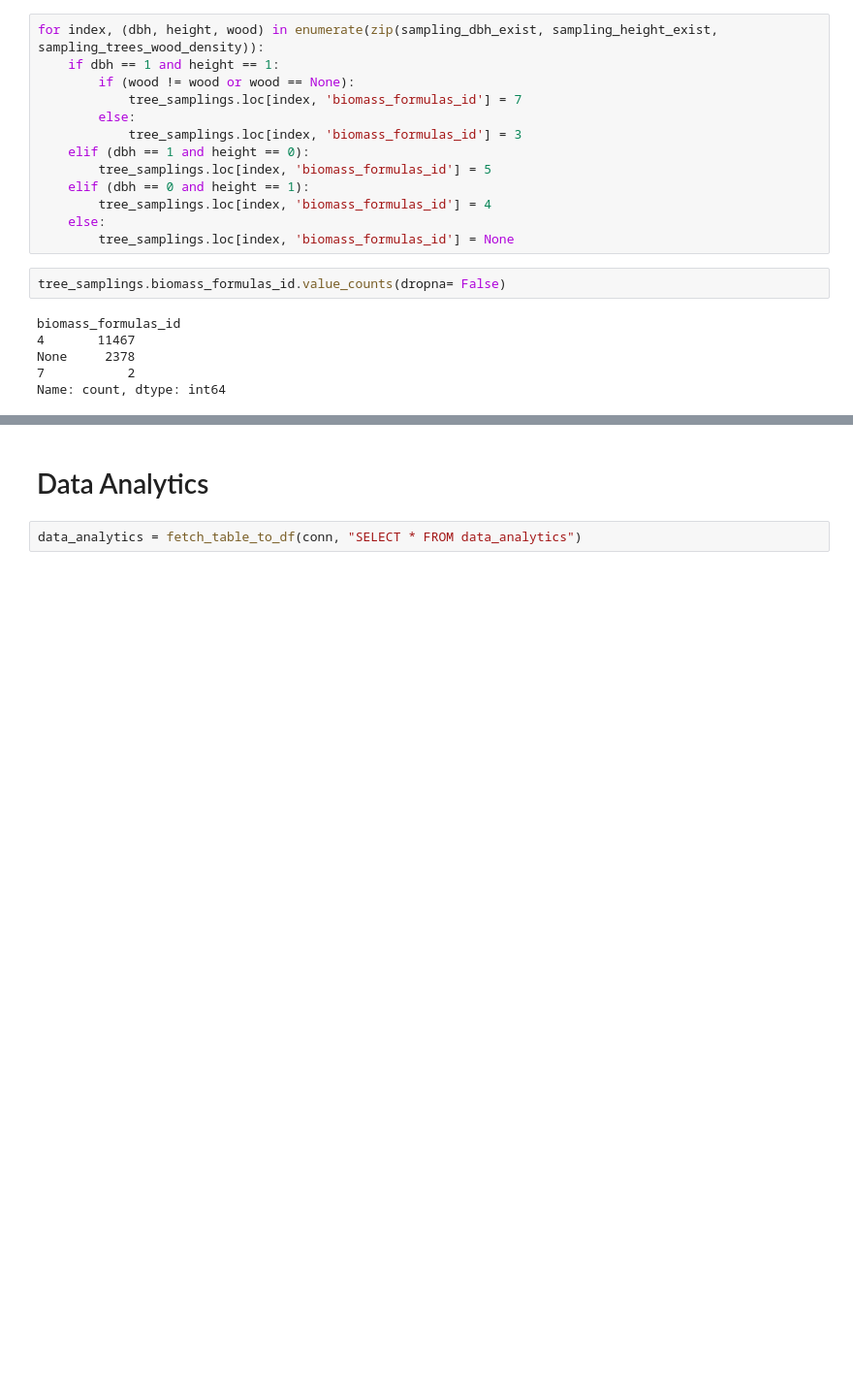
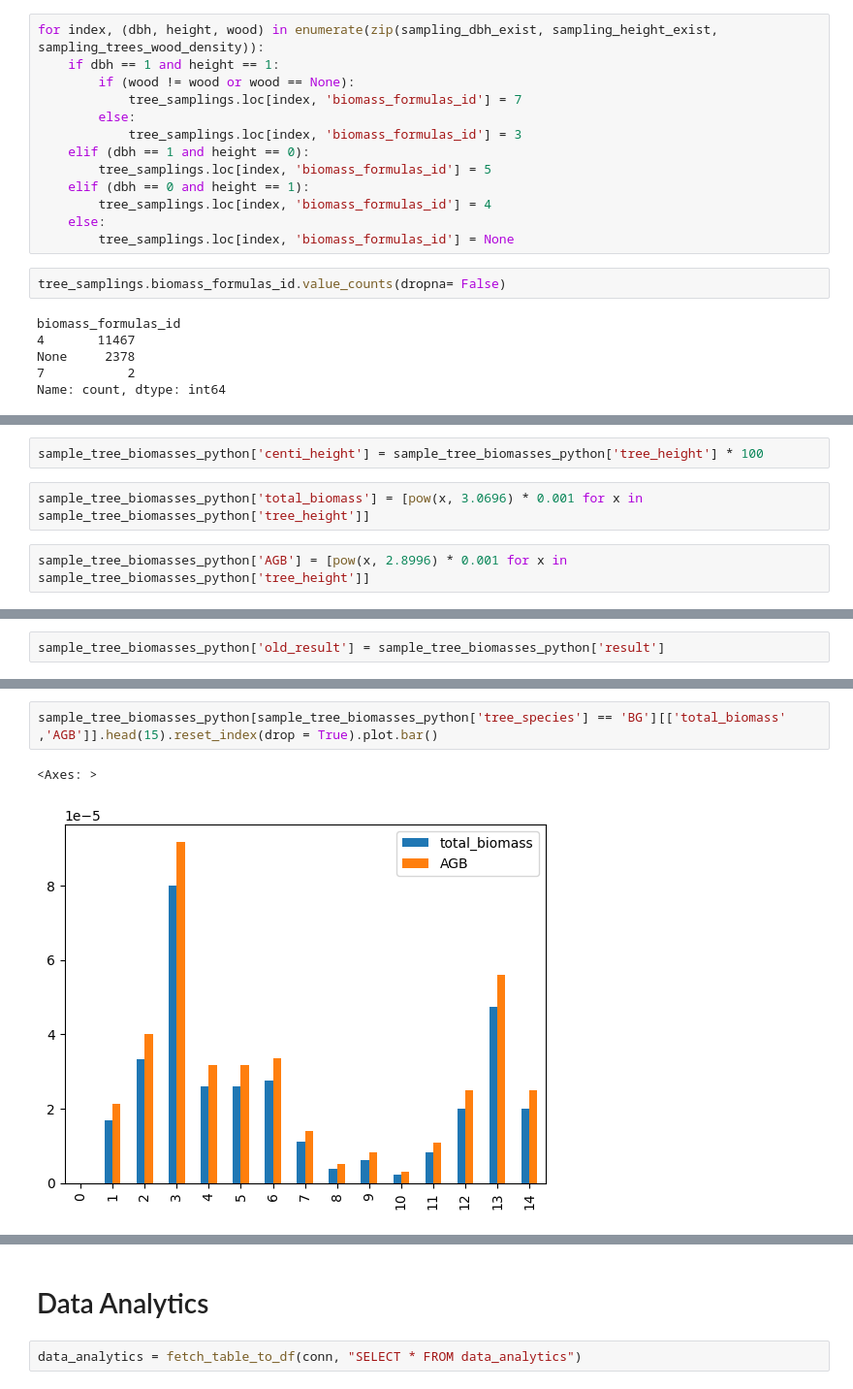
Before and after one commit to ZakiRMuc/CBRMS, a Jupyter notebook: CBRMS_biomass.ipynb, the cells around one changed output, grey strips where cells are left out. Shown at 97% size. Drawn from its saved outputs; the diff is of its cells as text; blank space fills up the shorter version.

```diff
--- a/CBRMS_biomass.ipynb
+++ b/CBRMS_biomass.ipynb
@@ -284,0 +304,6 @@ Name: count, dtype: int64
+# %%
+sample_tree_biomasses_python['centi_height'] = sample_tree_biomasses_python['tree_height'] * 100
+# %%
+sample_tree_biomasses_python['total_biomass'] = [pow(x, 3.0696) * 0.001 for x in sample_tree_biomasses_python['tree_height']]
+# %%
+sample_tree_biomasses_python['AGB'] = [pow(x, 2.8996) * 0.001 for x in sample_tree_biomasses_python['tree_height']]
@@ -284,0 +316,2 @@ Name: count, dtype: int64
+# %%
+sample_tree_biomasses_python['old_result'] = sample_tree_biomasses_python['result']
@@ -284,0 +333,5 @@ Name: count, dtype: int64
+# %%
+sample_tree_biomasses_python[sample_tree_biomasses_python['tree_species'] == 'BG'][['total_biomass' ,'AGB']].head(15).reset_index(drop = True).plot.bar()
+# %% [output]
+<Axes: >
+[figure, added]
```
Also changed, not shown: parts of 60 cells of this notebook, 1 other file.
